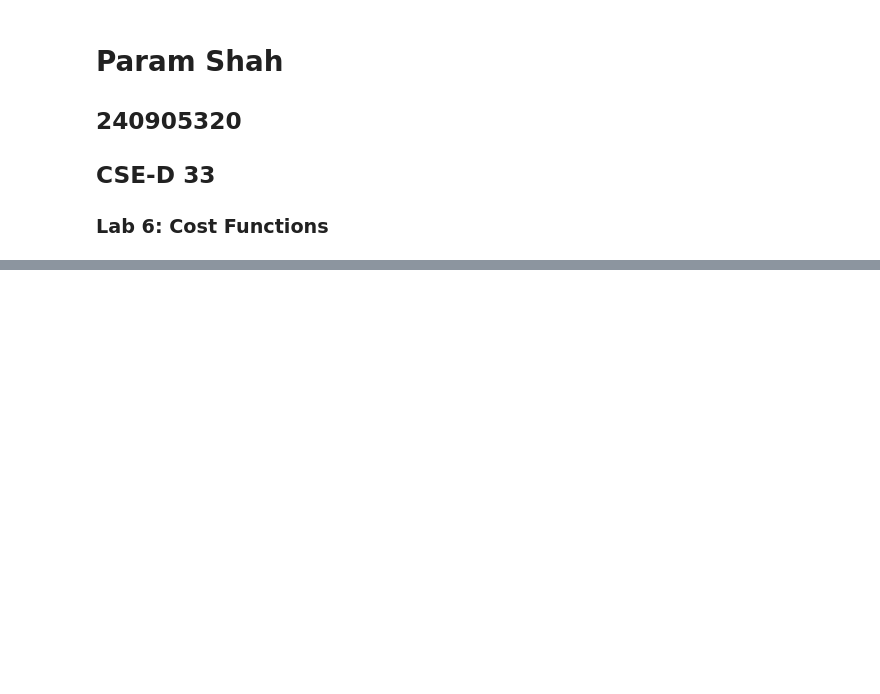
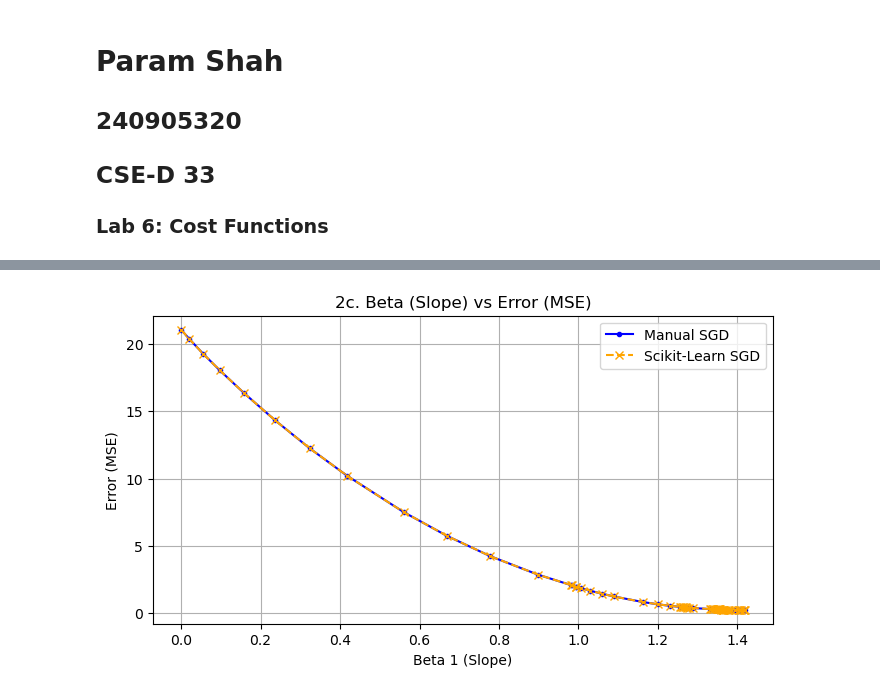
Before and after one commit to paramshah2005/Sem-5, a Jupyter notebook: MLL/Lab 6/Lab6.ipynb, the cells around one changed output, grey strips where cells are left out. Saved outputs shown, nothing was run; the diff lists cells and outputs as text; code cells hidden in the pictures; blank space fills up the shorter version.

```diff
--- a/MLL/Lab 6/Lab6.ipynb
+++ b/MLL/Lab 6/Lab6.ipynb
@@ -104,0 +187,12 @@ y = np.array([1, 1, 0, 0, 0])  # Negative slope
+# %%
+plt.figure(figsize=(8, 4))
+plt.plot(manual_b1_list, manual_error_list, label='Manual SGD', color='blue', marker='.')
+plt.plot(sk_b1_list, sk_error_list, label='Scikit-Learn SGD', color='orange', marker='x', linestyle='--')
+plt.title("2c. Beta (Slope) vs Error (MSE)")
+plt.xlabel("Beta 1 (Slope)")
+plt.ylabel("Error (MSE)")
+plt.legend()
+plt.grid(True)
+plt.show()
+# %% [output]
+[figure, added]
```
Also changed, not shown: parts of 14 cells of this notebook.
